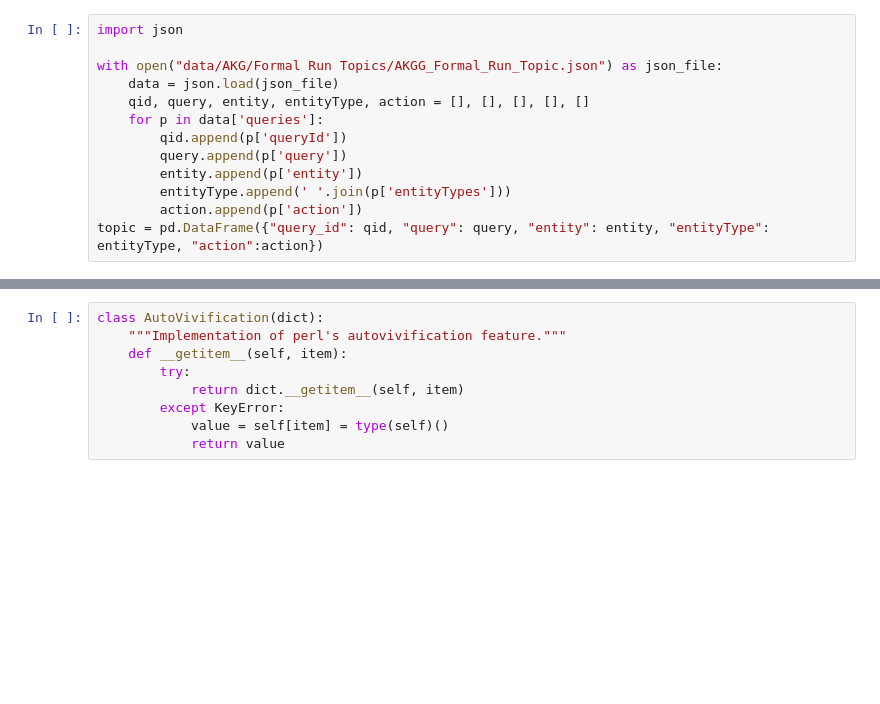
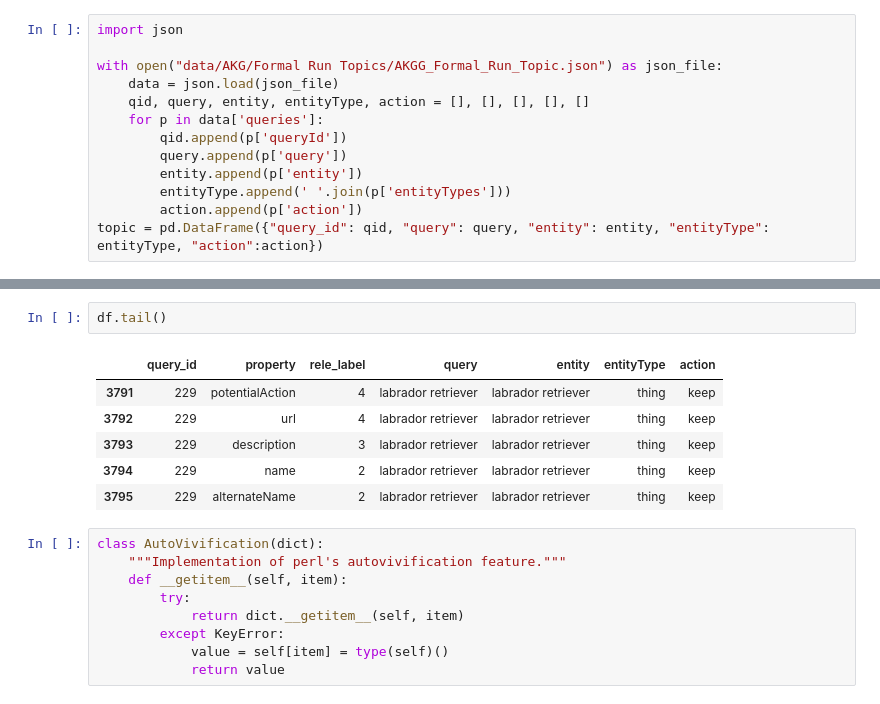
Before and after one commit to feay1234/WikiHow-Task-Based, a Jupyter notebook: AKG Experiments.ipynb, the cells around one changed output, grey strips where cells are left out. Saved outputs shown, nothing was run; the diff lists cells and outputs as text; blank space fills up the shorter version.

```diff
--- a/AKG Experiments.ipynb
+++ b/AKG Experiments.ipynb
@@ -20,3 +111,12 @@ topic = pd.DataFrame({"query_id": qid, "query": query, "entity": entity, "entity
+# %%
+df.tail()
+# %% [output]
+|  | query_id | property | rele_label | query | entity | entityType | action |
+| 3791 | 229 | potentialAction | 4 | labrador retriever | labrador retriever | thing | keep |
+| 3792 | 229 | url | 4 | labrador retriever | labrador retriever | thing | keep |
+| 3793 | 229 | description | 3 | labrador retriever | labrador retriever | thing | keep |
+| 3794 | 229 | name | 2 | labrador retriever | labrador retriever | thing | keep |
+| 3795 | 229 | alternateName | 2 | labrador retriever | labrador retriever | thing | keep |
 # %%
 class AutoVivification(dict):
     """Implementation of perl's autovivification feature."""
```
Also changed, not shown: parts of 45 cells of this notebook.
